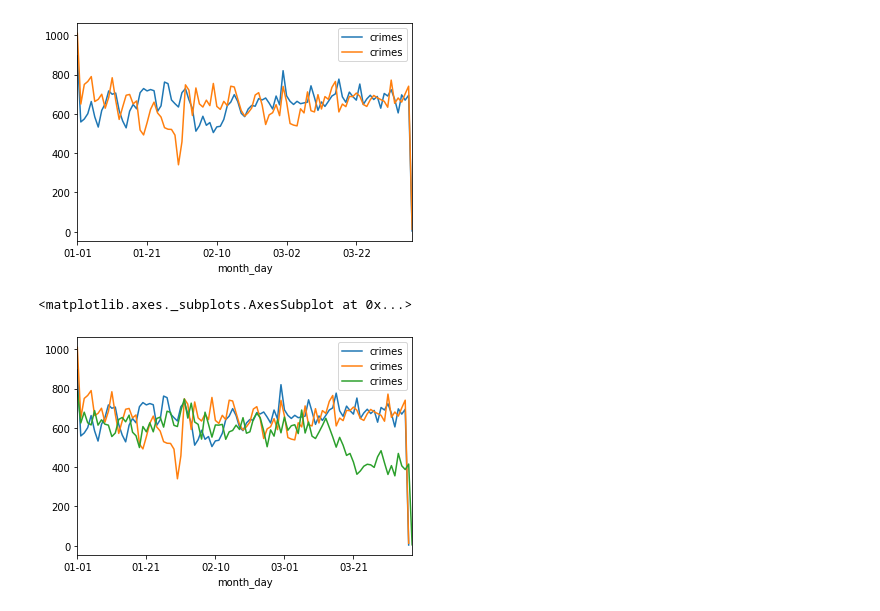
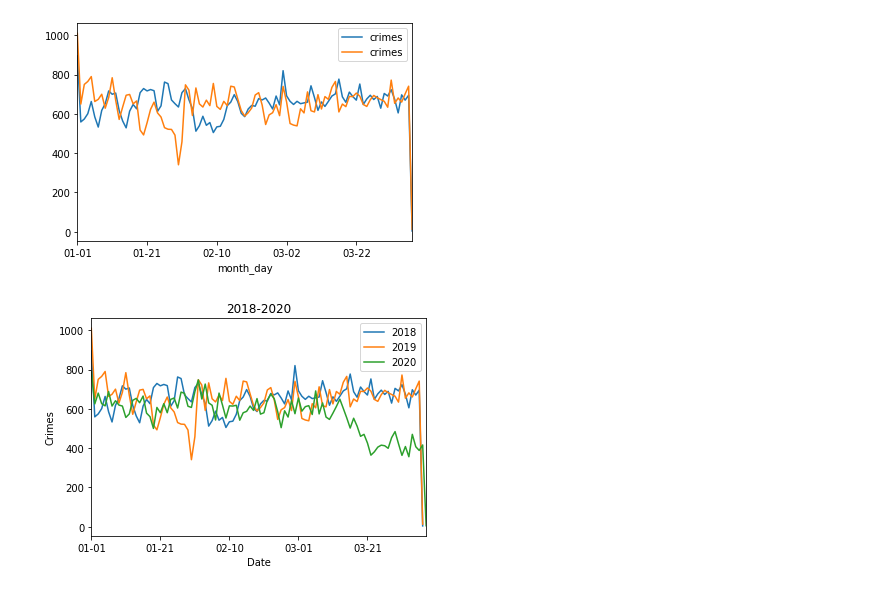
Before and after one commit to bigtoga/Project2, a Jupyter notebook: Scott/Chicago3.ipynb, the cells around one changed output. Saved outputs shown, nothing was run; the diff lists cells and outputs as text; code cells hidden in the pictures.

```diff
--- a/Scott/Chicago3.ipynb
+++ b/Scott/Chicago3.ipynb
@@ -329,18 +329,25 @@ dfCSV_2019.plot(
 # %%
 ax = dfCSV_2018.plot(
     x='month_day'
     , y='crimes'
+    , label='2018'
 )
 dfCSV_2019.plot(
     ax=ax,
     x='month_day',
     y='crimes'
+    , label='2019'
 )
 dfCSV_2020.plot(
     ax=ax,
     x='month_day',
     y='crimes'
+    , label='2020'
 )
+plt.title('2018-2020')
+plt.ylabel('Crimes')
+plt.xlabel('Date')
+plt.legend()
+plt.show()
 # %% [output]
-<matplotlib.axes._subplots.AxesSubplot at 0x...>
-[figure, old version]
+[figure, new version]
```
Also changed, not shown: 3 other files.
